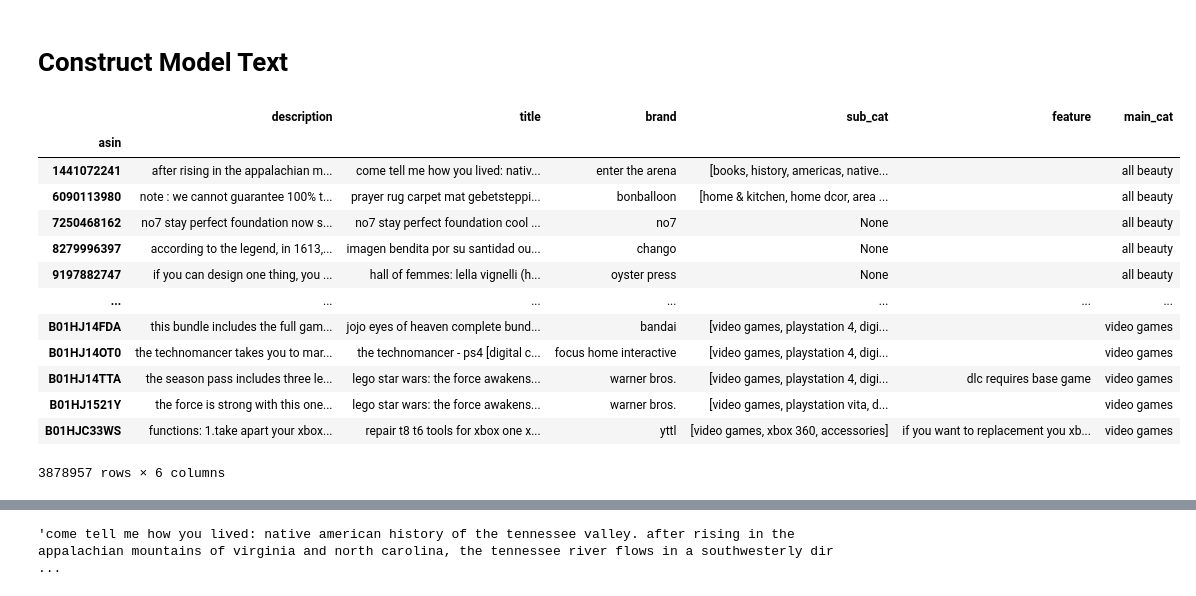
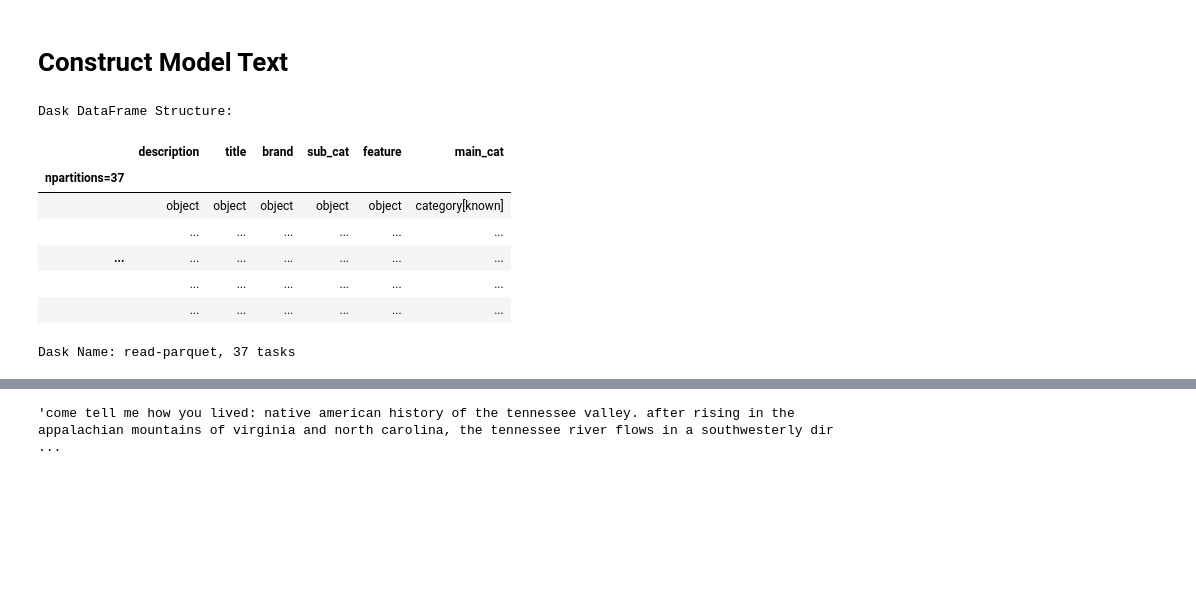
Before and after one commit to ndgigliotti/amazon-product-classifier, a Jupyter notebook: big_clean.ipynb, the cells around one changed output, grey strips where cells are left out. Drawn from its saved outputs; the diff is of its cells as text; code cells hidden in the pictures; blank space fills up the shorter version.

```diff
--- a/big_clean.ipynb
+++ b/big_clean.ipynb
@@ -1211,23 +1171,18 @@ data_checkpoint("data/feature_checkpoint")
 # %% [markdown]
 # Construct Model Text
 # %%
-df = pd.read_parquet("data/feature_checkpoint", engine="pyarrow")
+df = dd.read_parquet("data/feature_checkpoint", engine="pyarrow", index="asin")
 df
 # %% [output]
+Dask DataFrame Structure:
 |  | description | title | brand | sub_cat | feature | main_cat |
-| asin |  |  |  |  |  |  |
-| 1441072241 | after rising in the appalachian m... | come tell me how you lived: nativ... | enter the arena | [books, history, americas, native... |  | all beauty |
-| 6090113980 | note : we cannot guarantee 100% t... | prayer rug carpet mat gebetsteppi... | bonballoon | [home & kitchen, home dcor, area ... |  | all beauty |
-| 7250468162 | no7 stay perfect foundation now s... | no7 stay perfect foundation cool ... | no7 | None |  | all beauty |
-| 8279996397 | according to the legend, in 1613,... | imagen bendita por su santidad ou... | chango | None |  | all beauty |
-| 9197882747 | if you can design one thing, you ... | hall of femmes: lella vignelli (h... | oyster press | None |  | all beauty |
+| npartitions=37 |  |  |  |  |  |  |
+|  | object | object | object | object | object | category[known] |
+|  | ... | ... | ... | ... | ... | ... |
 | ... | ... | ... | ... | ... | ... | ... |
-| B01HJ14FDA | this bundle includes the full gam... | jojo eyes of heaven complete bund... | bandai | [video games, playstation 4, digi... |  | video games |
-| B01HJ14OT0 | the technomancer takes you to mar... | the technomancer - ps4 [digital c... | focus home interactive | [video games, playstation 4, digi... |  | video games |
-| B01HJ14TTA | the season pass includes three le... | lego star wars: the force awakens... | warner bros. | [video games, playstation 4, digi... | dlc requires base game | video games |
-| B01HJ1521Y | the force is strong with this one... | lego star wars: the force awakens... | warner bros. | [video games, playstation vita, d... |  | video games |
-| B01HJC33WS | functions: 1.take apart your xbox... | repair t8 t6 tools for xbox one x... | yttl | [video games, xbox 360, accessories] | if you want to replacement you xb... | video games |
+|  | ... | ... | ... | ... | ... | ... |
+|  | ... | ... | ... | ... | ... | ... |
-3878957 rows × 6 columns
+Dask Name: read-parquet, 37 tasks
 [interactive output not drawn]
 # %%
 text_schema = "{title}. {description}. {feature}. {brand}."
```
Also changed, not shown: parts of 20 cells of this notebook.
